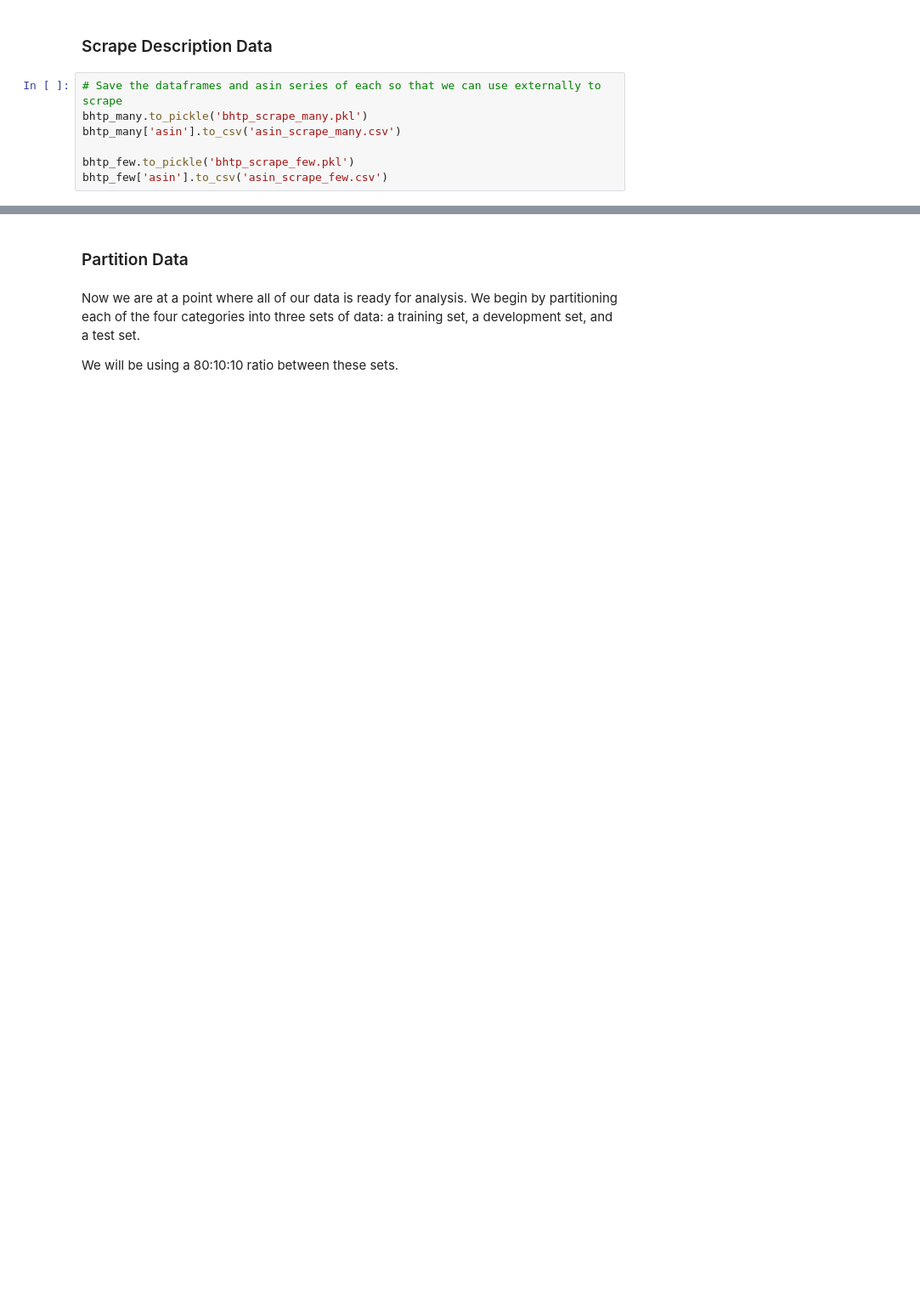
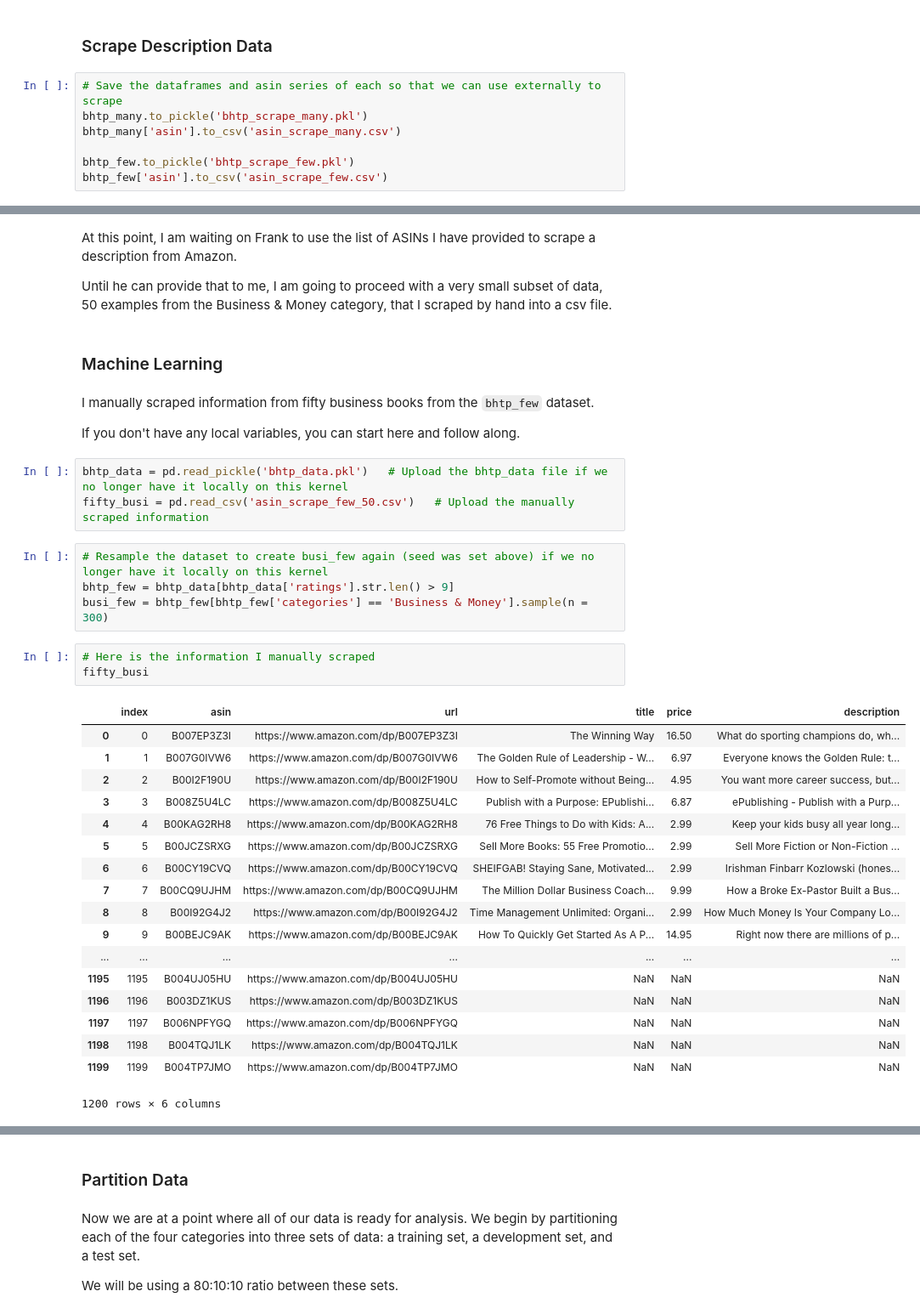
Before and after one commit to kathrynhamilton/207finalproject, a Jupyter notebook: w207_final_project.ipynb, the cells around one changed output, grey strips where cells are left out. Shown at 85% size. Saved outputs shown, nothing was run; the diff lists cells and outputs as text; blank space fills up the shorter version.

```diff
--- a/w207_final_project.ipynb
+++ b/w207_final_project.ipynb
@@ -479,0 +496,39 @@ bhtp_few['asin'].to_csv('asin_scrape_few.csv')
+# %% [markdown]
+At this point, I am waiting on Frank to use the list of ASINs I have provided to scrape a description from Amazon.
+
+Until he can provide that to me, I am going to proceed with a very small subset of data, 50 examples from the Business & Money category, that I scraped by hand into a csv file.
+# %% [markdown]
+### Machine Learning
+# %% [markdown]
+I manually scraped information from fifty business books from the `bhtp_few` dataset.
+
+If you don't have any local variables, you can start here and follow along.
+# %%
+bhtp_data = pd.read_pickle('bhtp_data.pkl')   # Upload the bhtp_data file if we no longer have it locally on this kernel
+fifty_busi = pd.read_csv('asin_scrape_few_50.csv')   # Upload the manually scraped information
+# %%
+# Resample the dataset to create busi_few again (seed was set above) if we no longer have it locally on this kernel
+bhtp_few = bhtp_data[bhtp_data['ratings'].str.len() > 9]
+busi_few = bhtp_few[bhtp_few['categories'] == 'Business & Money'].sample(n = 300)
+# %%
+# Here is the information I manually scraped
+fifty_busi
+# %% [output]
+|  | index | asin | url | title | price | description |
+| 0 | 0 | B007EP3Z3I | https://www.amazon.com/dp/B007EP3Z3I | The Winning Way | 16.50 | What do sporting champions do, wh... |
+| 1 | 1 | B007G0IVW6 | https://www.amazon.com/dp/B007G0IVW6 | The Golden Rule of Leadership - W... | 6.97 | Everyone knows the Golden Rule: t... |
+| 2 | 2 | B00I2F190U | https://www.amazon.com/dp/B00I2F190U | How to Self-Promote without Being... | 4.95 | You want more career success, but... |
+| 3 | 3 | B008Z5U4LC | https://www.amazon.com/dp/B008Z5U4LC | Publish with a Purpose: EPublishi... | 6.87 | ePublishing - Publish with a Purp... |
+| 4 | 4 | B00KAG2RH8 | https://www.amazon.com/dp/B00KAG2RH8 | 76 Free Things to Do with Kids: A... | 2.99 | Keep your kids busy all year long... |
+| 5 | 5 | B00JCZSRXG | https://www.amazon.com/dp/B00JCZSRXG | Sell More Books: 55 Free Promotio... | 2.99 | Sell More Fiction or Non-Fiction ... |
+| 6 | 6 | B00CY19CVQ | https://www.amazon.com/dp/B00CY19CVQ | SHEIFGAB! Staying Sane, Motivated... | 2.99 | Irishman Finbarr Kozlowski (hones... |
+| 7 | 7 | B00CQ9UJHM | https://www.amazon.com/dp/B00CQ9UJHM | The Million Dollar Business Coach... | 9.99 | How a Broke Ex-Pastor Built a Bus... |
+| 8 | 8 | B00I92G4J2 | https://www.amazon.com/dp/B00I92G4J2 | Time Management Unlimited: Organi... | 2.99 | How Much Money Is Your Company Lo... |
+| 9 | 9 | B00BEJC9AK | https://www.amazon.com/dp/B00BEJC9AK | How To Quickly Get Started As A P... | 14.95 | Right now there are millions of p... |
+| ... | ... | ... | ... | ... | ... | ... |
+| 1195 | 1195 | B004UJ05HU | https://www.amazon.com/dp/B004UJ05HU | NaN | NaN | NaN |
+| 1196 | 1196 | B003DZ1KUS | https://www.amazon.com/dp/B003DZ1KUS | NaN | NaN | NaN |
+| 1197 | 1197 | B006NPFYGQ | https://www.amazon.com/dp/B006NPFYGQ | NaN | NaN | NaN |
+| 1198 | 1198 | B004TQJ1LK | https://www.amazon.com/dp/B004TQJ1LK | NaN | NaN | NaN |
+| 1199 | 1199 | B004TP7JMO | https://www.amazon.com/dp/B004TP7JMO | NaN | NaN | NaN |
+1200 rows × 6 columns
```
Also changed, not shown: parts of 40 cells of this notebook.
